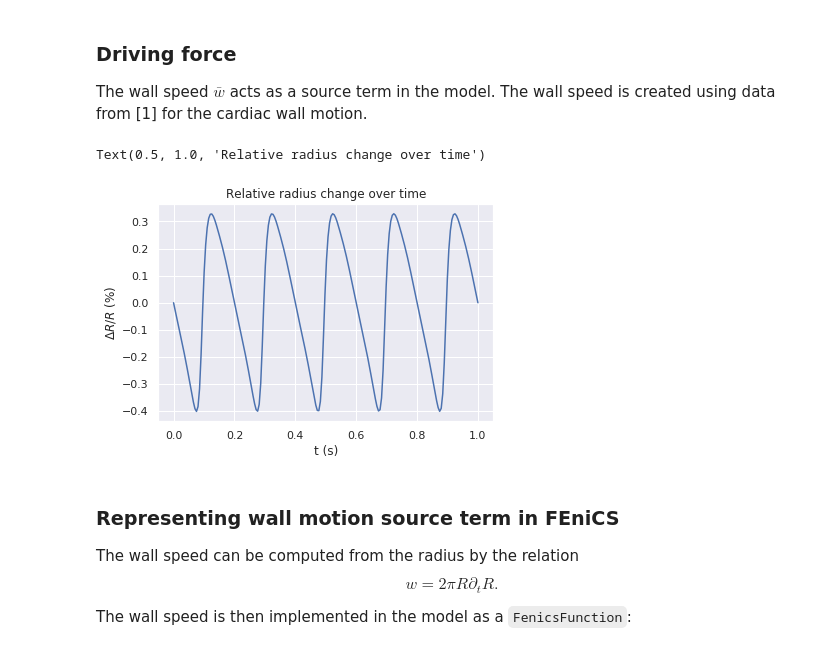
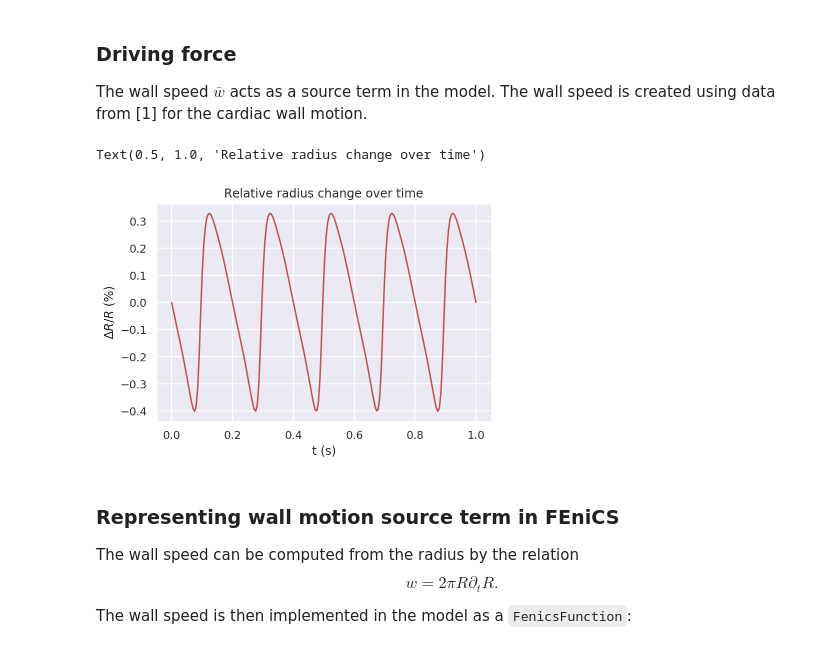
Before and after one commit to IngeborgGjerde/graphnics, a Jupyter notebook: demo/Pulsatile flow on a real vascular network.ipynb, the cells around one changed output. Drawn from its saved outputs; the diff is of its cells as text; code cells hidden in the pictures.

```diff
--- a/demo/Pulsatile flow on a real vascular network.ipynb
+++ b/demo/Pulsatile flow on a real vascular network.ipynb
@@ -140,28 +141,30 @@ At the bifurcation points we impose conservation of mass, $\sum_{i \in E_{in}(n)
 ### Driving force
 The wall speed $\bar{w}$ acts as a source term in the model. The wall speed is created using data from [1] for the cardiac wall motion.
 # %%
+sns.set_theme(style='darkgrid')
+
 data_csv = loadtxt('../data/mestre_wall_motion/wall_motion.dat')
 x_data_refined, y_data_refined = data_csv
 fdata = sp_interpolate.interp1d(x_data_refined, y_data_refined)
 
 cycle_duration = 0.2
 
 def RelDeltaD(_t):
     # Data is given in percent for one cardiac cycle , x \in [0,1]
     return fdata((_t/cycle_duration)%1)*0.01
 
 def DeltaR(_t, R):
     return 0.5*R*RelDeltaD(_t)
 
 ts = np.linspace(0, 5*cycle_duration, 200)
 %matplotlib inline
-plt.plot(ts, RelDeltaD(ts)*100*0.5)
+plt.plot(ts, RelDeltaD(ts)*100*0.5, 'r')
 plt.xlabel('t (s)')
 plt.ylabel('$\Delta R/R$ (%)')
 plt.title('Relative radius change over time')
 # %% [output]
 Text(0.5, 1.0, 'Relative radius change over time')
-[figure, old version]
+[figure, new version]
 # %% [markdown]
 ### Representing wall motion source term in FEniCS
 
```
Also changed, not shown: parts of 10 cells of this notebook, 1 other file.
